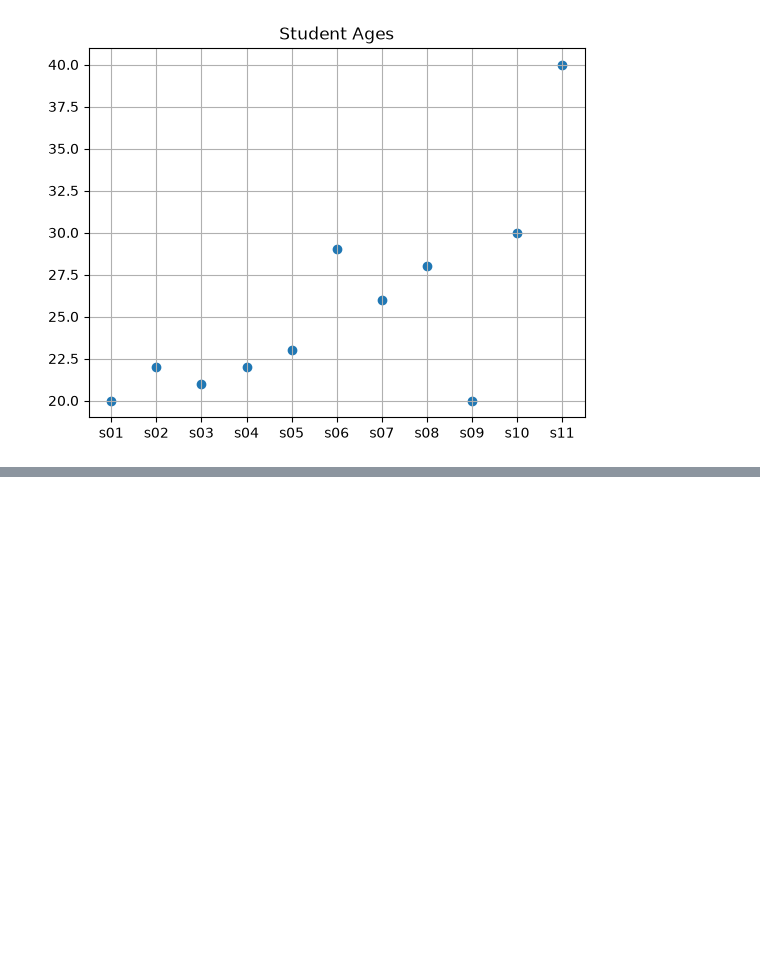
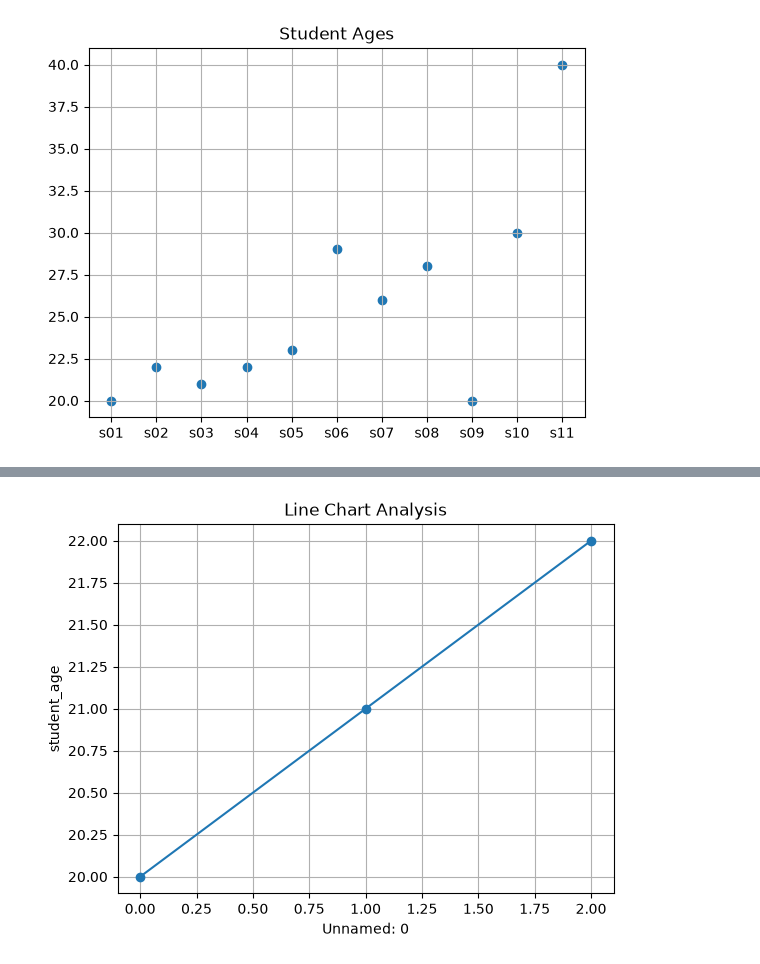
Before and after one commit to Rijesh033/placement-training, a Jupyter notebook: Data visualization/practice.ipynb, the cells around one changed output, grey strips where cells are left out. Saved outputs shown, nothing was run; the diff lists cells and outputs as text; code cells hidden in the pictures; blank space fills up the shorter version.

```diff
--- a/Data visualization/practice.ipynb
+++ b/Data visualization/practice.ipynb
@@ -128,0 +148,9 @@ plt.show()
+# %%
+plt.plot(data.iloc[:, 0], data.iloc[:, 1], marker='o')
+plt.title("Line Chart Analysis")
+plt.xlabel(data.columns[0])
+plt.ylabel(data.columns[1])
+plt.grid(True)
+plt.show()
+# %% [output]
+[figure, added]
```
Also changed, not shown: parts of 10 cells of this notebook.
